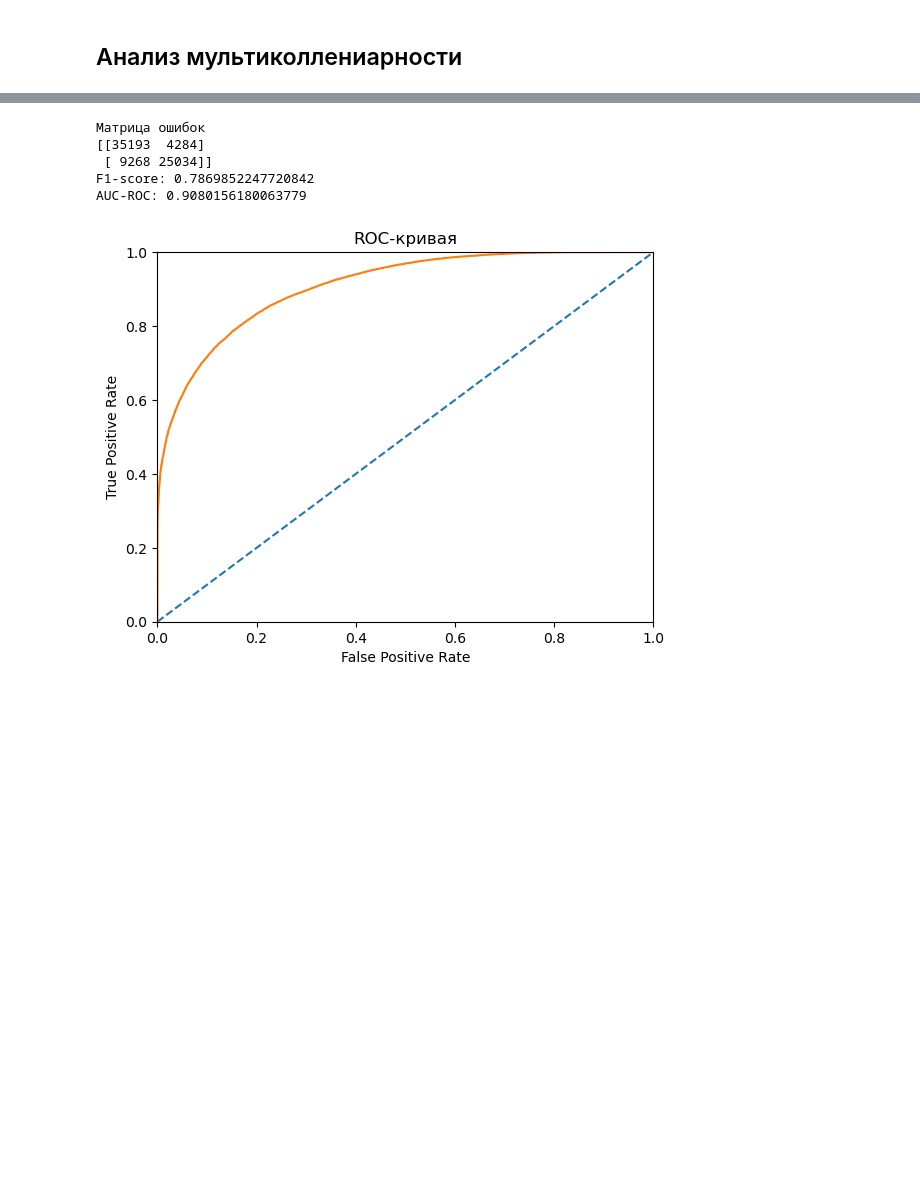
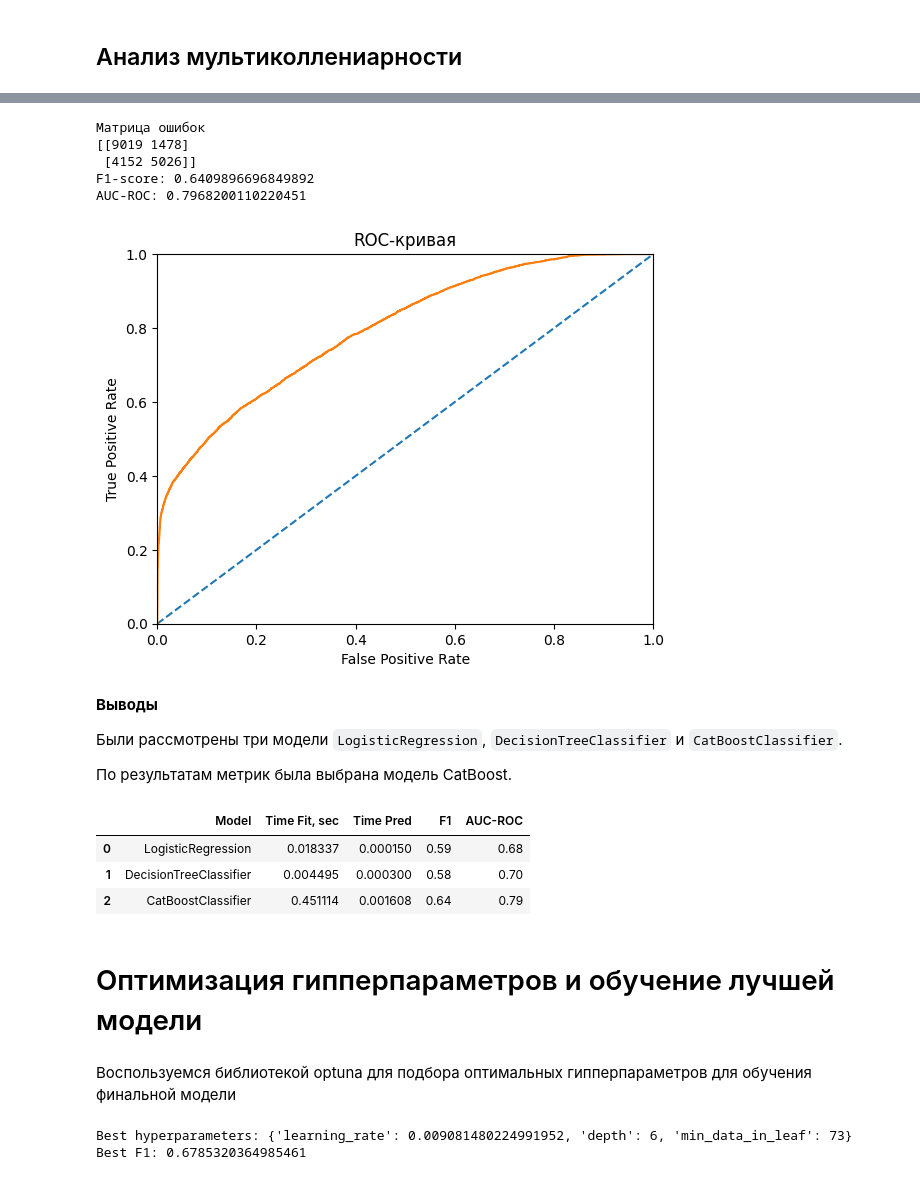
Before and after one commit to SergeyDolin/Road-Accident, a Jupyter notebook: RoadАccident.ipynb, the cells around one changed output, grey strips where cells are left out. Drawn from its saved outputs; the diff is of its cells as text; code cells hidden in the pictures; blank space fills up the shorter version.

```diff
--- a/RoadАccident.ipynb
+++ b/RoadАccident.ipynb
@@ -1275,5 +1295,6 @@ VIF_features_drop
 Name: feature, dtype: object
 # %%
-features_ohe_train = features_ohe_train.drop(VIF_features_drop.values, axis=1)
-features_ohe_test = features_ohe_test.drop(VIF_features_drop.values, axis=1)
+features_ohe_slr_train = features_ohe_slr_train.drop(VIF_features_drop.values, axis=1)
+features_ohe_slr_valid = features_ohe_slr_valid.drop(VIF_features_drop.values, axis=1)
+features_ohe_slr_test = features_ohe_slr_test.drop(VIF_features_drop.values, axis=1)
 # %% [markdown]
@@ -1301,7 +1324,7 @@ model_lr = LogisticRegression(random_state = RANDOM_STATE, solver='liblinear', c
 
 start_time_lr = time()
 
-model_lr.fit(features_ohe_train, target_train)
+model_lr.fit(features_ohe_slr_train, target_train)
 
 end_time_lr = time()
 
@@ -1337,7 +1360,7 @@ model_dt = DecisionTreeClassifier(random_state=RANDOM_STATE, max_depth=10,
 
 start_time_dt = time()
 
-model_dt.fit(features_ohe_train, target_train)
+model_dt.fit(features_ohe_slr_train, target_train)
 
 end_time_dt = time()
 
@@ -1377,8 +1400,10 @@ cat_model = CatBoostClassifier(loss_function='Logloss',
                                       random_state=RANDOM_STATE,
                                       task_type="GPU",
                                       cat_features=cat_features,
+                                      early_stopping_rounds=50,
                                       ).fit(features_train, target_train,
-                                            plot=True, verbose=True)
+                                            plot=True, verbose=True,
+                                            eval_set=(features_valid, target_valid))
 end_time_cat = time()
 
 cat_model_time_fit = (end_time_cat-start_time_cat) / 60
@@ -1418,9 +1443,33 @@ print('Время прогнозирования модели: {0:.5f} сек.'.
 # %%
-metrics(target_train, cat_model.predict(features_train), cat_model.predict_proba(features_train))
+metrics(target_valid, cat_model.predict(features_valid), cat_model.predict_proba(features_valid))
 # %% [output]
 Матрица ошибок
-[[35193  4284]
- [ 9268 25034]]
-F1-score: 0.7869852247720842
-AUC-ROC: 0.9080156180063779
+[[9019 1478]
+ [4152 5026]]
+F1-score: 0.6409896696849892
+AUC-ROC: 0.7968200110220451
-[figure, old version]
+[figure, new version]
+# %% [markdown]
+**Выводы**
+
+Были рассмотрены три модели `LogisticRegression`, `DecisionTreeClassifier` и `CatBoostClassifier`.
+
+По результатам метрик была выбрана модель CatBoost.
+# %%
+results = {
+    'Model' : ['LogisticRegression', 'DecisionTreeClassifier', 'CatBoostClassifier'],
+    'Time Fit, sec' : pd.Series([lr_model_time_fit, dt_model_time_fit, cat_model_time_fit]),
+    'Time Pred' :pd.Series([lr_model_time_predict, dt_model_time_predict, cat_model_time_predict]),
+    'F1' :pd.Series([0.59, 0.58, 0.64]),
+    'AUC-ROC' :pd.Series([0.68,0.70, 0.79])
+    }
+display(pd.DataFrame(results))
+# %% [output]
+|  | Model | Time Fit, sec | Time Pred | F1 | AUC-ROC |
+| 0 | LogisticRegression | 0.018337 | 0.000150 | 0.59 | 0.68 |
+| 1 | DecisionTreeClassifier | 0.004495 | 0.000300 | 0.58 | 0.70 |
+| 2 | CatBoostClassifier | 0.451114 | 0.001608 | 0.64 | 0.79 |
+# %% [markdown]
+# Оптимизация гипперпараметров и обучение лучшей модели
+# %% [markdown]
+Воспользуемся библиотекой optuna для подбора оптимальных гипперпараметров для обучения финальной модели
@@ -1426,0 +1495,6 @@ AUC-ROC: 0.9080156180063779
+# %%
+print('Best hyperparameters:', study.best_params)
+print('Best F1:', study.best_value)
+# %% [output]
+Best hyperparameters: {'learning_rate': 0.009081480224991952, 'depth': 6, 'min_data_in_leaf': 73}
+Best F1: 0.6785320364985461
```
Also changed, not shown: parts of 86 cells of this notebook.
